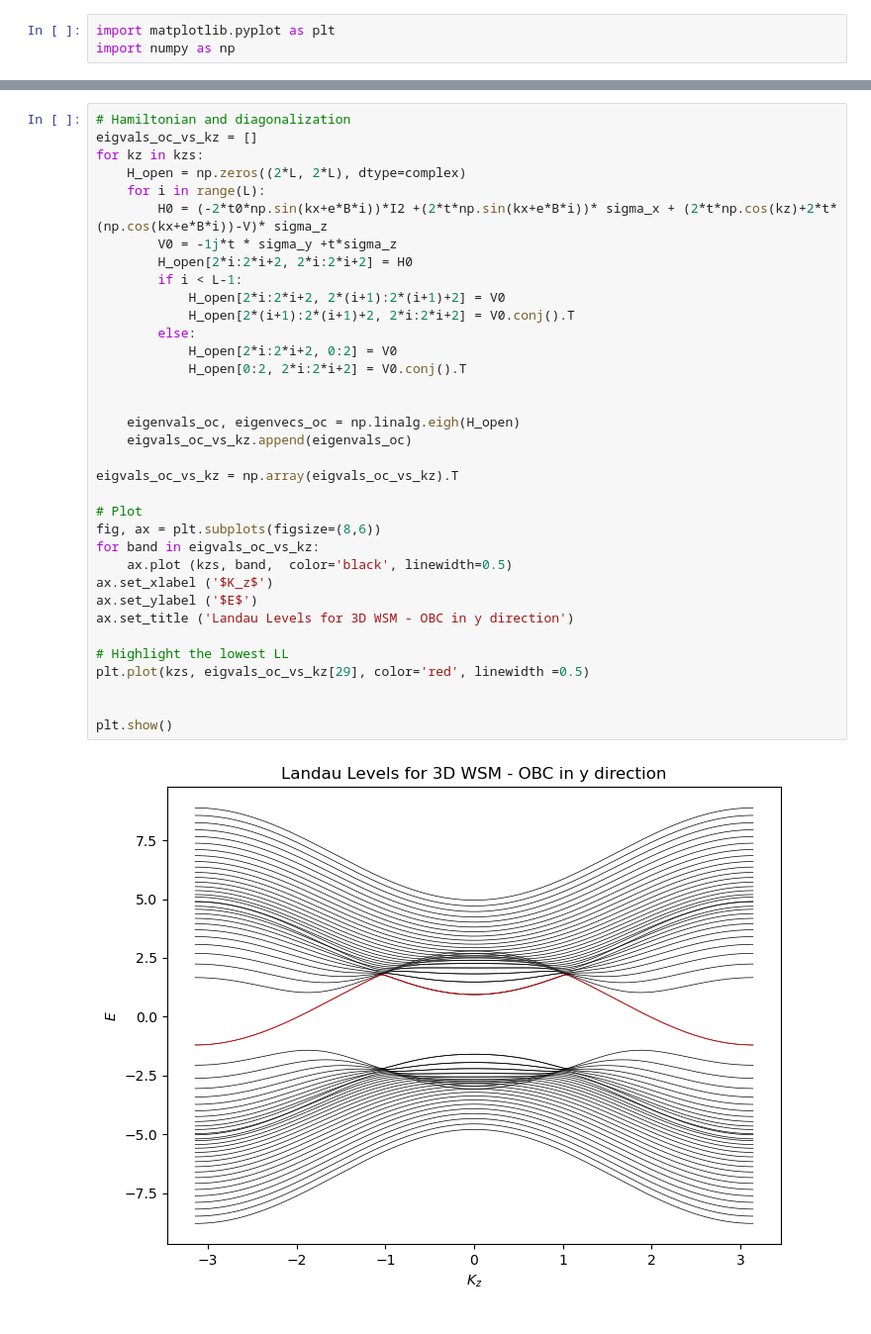
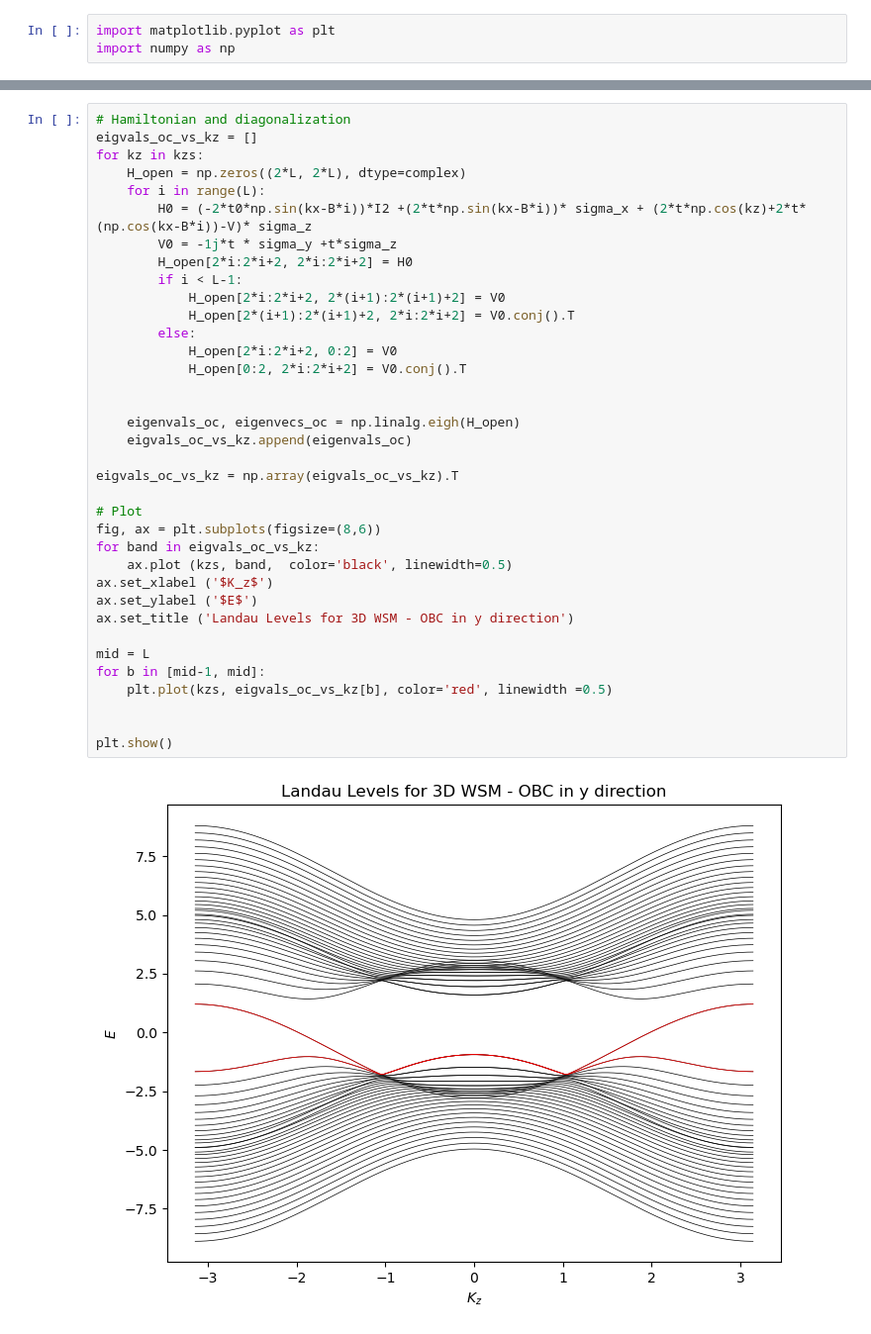
Before and after one commit to gehadibany/topological-phases-simulations, a Jupyter notebook: 3D_weyl_semimetal/landau_levels.ipynb, the cells around one changed output, grey strips where cells are left out. Shown at 99% size. Drawn from its saved outputs; the diff is of its cells as text.

```diff
--- a/3D_weyl_semimetal/landau_levels.ipynb
+++ b/3D_weyl_semimetal/landau_levels.ipynb
@@ -25,34 +24,35 @@ eigvals_oc_vs_kz = []
 for kz in kzs:
     H_open = np.zeros((2*L, 2*L), dtype=complex)
     for i in range(L):
-        H0 = (-2*t0*np.sin(kx+e*B*i))*I2 +(2*t*np.sin(kx+e*B*i))* sigma_x + (2*t*np.cos(kz)+2*t*(np.cos(kx+e*B*i))-V)* sigma_z
+        H0 = (-2*t0*np.sin(kx-B*i))*I2 +(2*t*np.sin(kx-B*i))* sigma_x + (2*t*np.cos(kz)+2*t*(np.cos(kx-B*i))-V)* sigma_z
         V0 = -1j*t * sigma_y +t*sigma_z
         H_open[2*i:2*i+2, 2*i:2*i+2] = H0
         if i < L-1:
             H_open[2*i:2*i+2, 2*(i+1):2*(i+1)+2] = V0
             H_open[2*(i+1):2*(i+1)+2, 2*i:2*i+2] = V0.conj().T
         else:
             H_open[2*i:2*i+2, 0:2] = V0
             H_open[0:2, 2*i:2*i+2] = V0.conj().T
 
 
     eigenvals_oc, eigenvecs_oc = np.linalg.eigh(H_open)
     eigvals_oc_vs_kz.append(eigenvals_oc)
 
 eigvals_oc_vs_kz = np.array(eigvals_oc_vs_kz).T
 
 # Plot
 fig, ax = plt.subplots(figsize=(8,6))
 for band in eigvals_oc_vs_kz:
     ax.plot (kzs, band,  color='black', linewidth=0.5)
 ax.set_xlabel ('$K_z$')
 ax.set_ylabel ('$E$')
 ax.set_title ('Landau Levels for 3D WSM - OBC in y direction')
 
-# Highlight the lowest LL
-plt.plot(kzs, eigvals_oc_vs_kz[29], color='red', linewidth =0.5)
+mid = L
+for b in [mid-1, mid]:
+    plt.plot(kzs, eigvals_oc_vs_kz[b], color='red', linewidth =0.5)
 
 
 plt.show()
 # %% [output]
-[figure, old version]
+[figure, new version]
```
Also changed, not shown: parts of 1 cell of this notebook, 10 other files.
